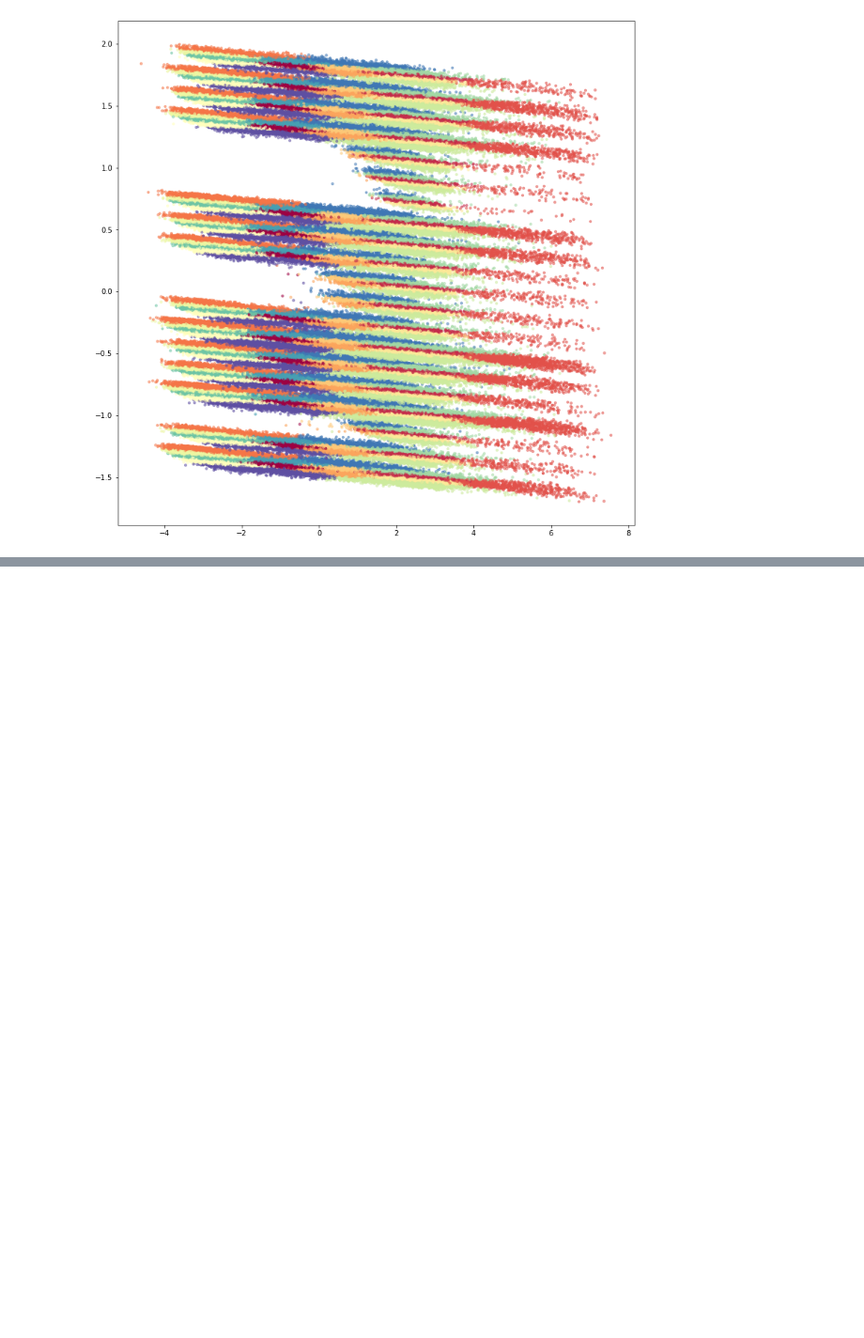
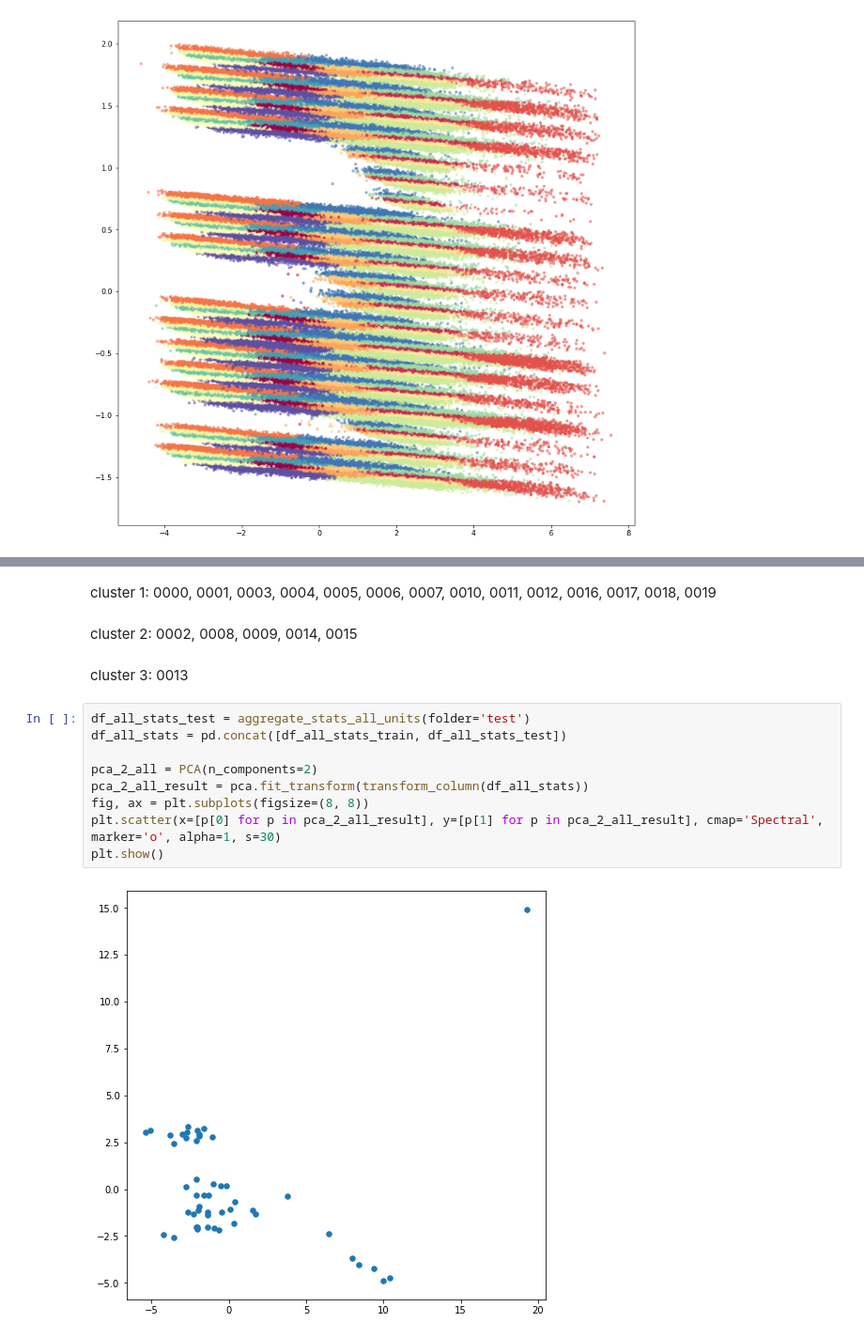
Before and after one commit to telenovelachuan/predictive_widget_maintenance, a Jupyter notebook: notebooks/clustering.ipynb, the cells around one changed output, grey strips where cells are left out. Shown at 94% size. Cells and saved outputs as stored; diff of their text form; blank space fills up the shorter version.

```diff
--- a/notebooks/clustering.ipynb
+++ b/notebooks/clustering.ipynb
@@ -184,0 +260,17 @@ MeanShift
+# %% [markdown]
+cluster 1: 0000, 0001, 0003, 0004, 0005, 0006, 0007, 0010, 0011, 0012, 0016, 0017, 0018, 0019
+# %% [markdown]
+cluster 2: 0002, 0008, 0009, 0014, 0015
+# %% [markdown]
+cluster 3: 0013
+# %%
+df_all_stats_test = aggregate_stats_all_units(folder='test')
+df_all_stats = pd.concat([df_all_stats_train, df_all_stats_test])
+
+pca_2_all = PCA(n_components=2)
+pca_2_all_result = pca.fit_transform(transform_column(df_all_stats))
+fig, ax = plt.subplots(figsize=(8, 8))
+plt.scatter(x=[p[0] for p in pca_2_all_result], y=[p[1] for p in pca_2_all_result], cmap='Spectral', marker='o', alpha=1, s=30)
+plt.show()
+# %% [output]
+[figure, added]
```
Also changed, not shown: parts of 12 cells of this notebook.
